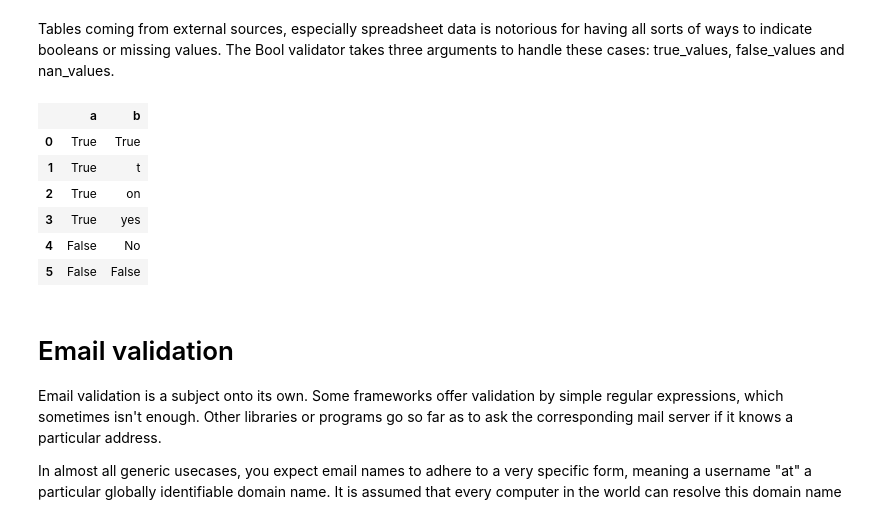
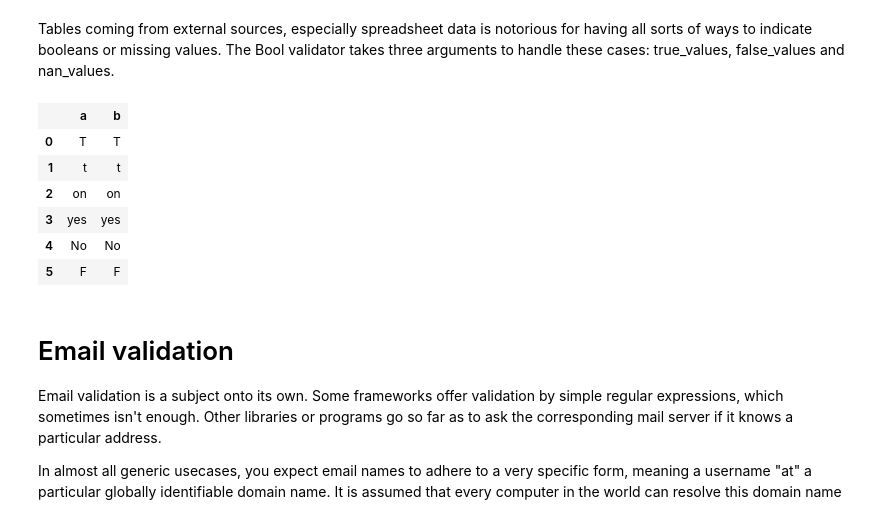
Before and after one commit to akloster/table-cleaner, a Jupyter notebook: docs/source/Tutorial.ipynb, the cells around one changed output. Drawn from its saved outputs; the diff is of its cells as text; code cells hidden in the pictures.

```diff
--- a/docs/source/Tutorial.ipynb
+++ b/docs/source/Tutorial.ipynb
@@ -315,20 +314,20 @@ Tables coming from external sources, especially spreadsheet data is notorious fo
 messy_bools_column =["T","t","on","yes", "No", "F"]
 messy_bools = pd.DataFrame(dict(a=messy_bools_column, b=messy_bools_column))
 # %%
-bool_cleaner2 = tc.TableCleaner(dict(a=tc.Bool(),
-                               b=tc.Bool(true_values=["T"], false_values=["F"], allow_nan=False),
-                               ))
+class BoolCleaner2(tc.Cleaner):
+    a=tc.Bool()
+    b=tc.Bool(true_values=["T"], false_values=["F"], allow_nan=False)
 
-bool_output2, bool_verdicts2 = bool_cleaner2.validate(messy_bools, delete=False)
-tc.MarkupFrame.from_validation(bool_output2, bool_verdicts2)
+bool_cleaner2 = BoolCleaner2(messy_bools)
+tc.MarkupFrame.from_validation(messy_bools, bool_cleaner2.verdicts)
 # %% [output]
 |  | a | b |
-| 0 | True | True |
-| 1 | True | t |
-| 2 | True | on |
-| 3 | True | yes |
-| 4 | False | No |
-| 5 | False | False |
+| 0 | T | T |
+| 1 | t | t |
+| 2 | on | on |
+| 3 | yes | yes |
+| 4 | No | No |
+| 5 | F | F |
 # %% [markdown]
 Email validation
 ===
```
Also changed, not shown: parts of 23 cells of this notebook, 5 other files.
